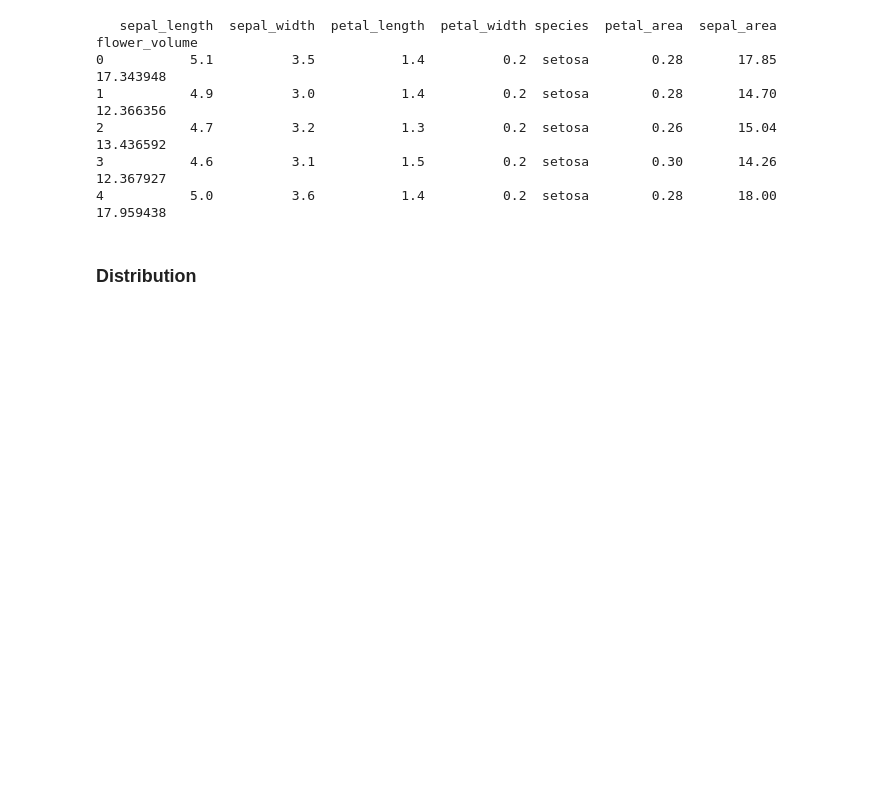
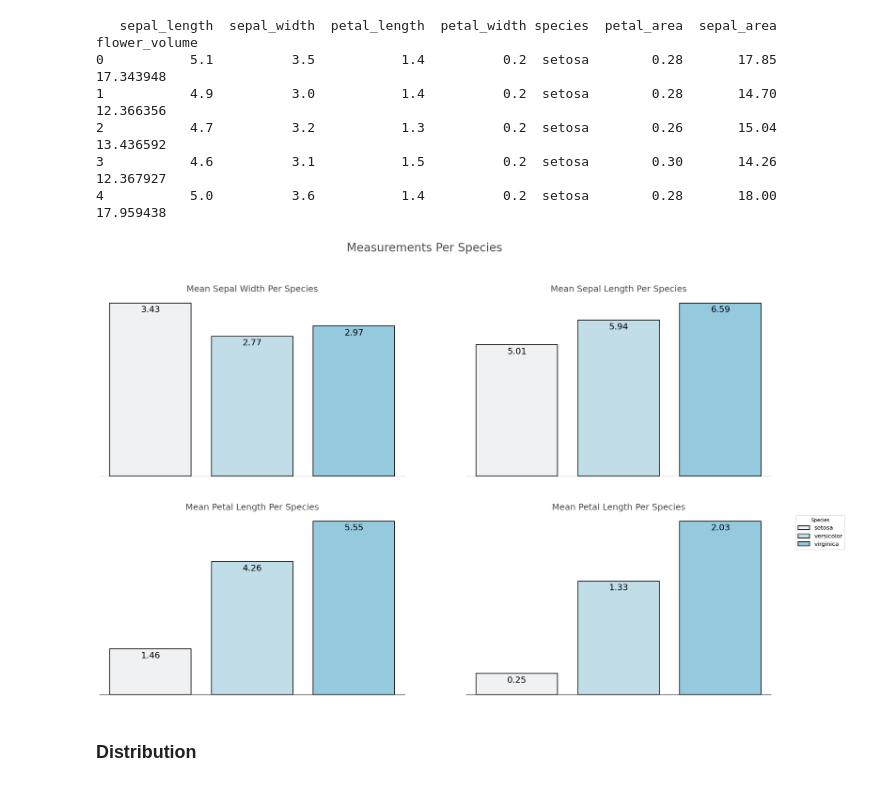
Before and after one commit to FDEgan/Iris_Project, a Jupyter notebook: Analysis.ipynb, the cells around one changed output. Cells and saved outputs as stored; diff of their text form; code cells hidden in the pictures; blank space fills up the shorter version.

```diff
--- a/Analysis.ipynb
+++ b/Analysis.ipynb
@@ -373,3 +353,100 @@ plt.show()
+# %%
+plt.figure(figsize=(25, 15)) # Setting the size of the figure
+
+# Plot for sepal width
+plt.subplot(2, 2, 1) # Setting on what sub plot the graph should be positioned
+ax_1 = sns.barplot(data=df, # Using the data from the dataframe created
+                  x="species", # Setting species to be on the x-axis
+                  y="sepal_width",  # Setting sepal width to be on the y-axis
+                  hue="species", # Setting species to be the colour of the bars
+                  color='skyblue', # Setting the color to be Sky Blue
+                  edgecolor='black', # Adding a feint black line around the bars for display purposes
+                  errorbar=None, # Removing the error bar from the graph
+                  dodge=False, # Turning off dodge on the plot so the display looks neater
+                  linewidth=1.5) # Setting the line width of the black line around the bars.
+plt.yticks([]) # Setting the tick marks to be blank by assigning an empty list.
+plt.xticks([]) # Setting the tick marks to be blank by assigning an empty list.
+plt.xlabel('') # Setting the x-axis label to be blank
+plt.ylabel('') # Setting the y-axis label to be blank
+plt.title('Mean Sepal Width Per Species', # Setting the name of the plot
+           size=18, # Setting the font size of the plot
+           color='#4f4e4e') # Setting the color of the title
+ax_1.legend_.remove() # Removing the individual legend from the plot
+
+# Plot for sepal length
+plt.subplot(2, 2, 2) # Setting on what sub plot the graph should be positioned
+ax_2 = sns.barplot(data=df, # Using the data from the dataframe created
+                  x="species", # Setting species to be on the x-axis
+                  y="sepal_length",  # Setting sepal length to be on the y-axis
+                  hue="species", # Setting species to be the colour of the bars
+                  color='skyblue', # Setting the color to be Sky Blue
+                  edgecolor='black', # Adding a feint black line around the bars for display purposes
+                  errorbar=None, # Removing the error bar from the graph
+                  dodge=False, # Turning off dodge on the plot so the display looks neater
+                  linewidth=1.5) # Setting the line width of the black line around the bars.
+plt.yticks([]) # Setting the tick marks to be blank by assigning an empty list.
+plt.xticks([]) # Setting the tick marks to be blank by assigning an empty list.
+plt.xlabel('') # Setting the x-axis label to be blank
+plt.ylabel('') # Setting the y-axis label to be blank
+plt.title('Mean Sepal Length Per Species', # Setting the name of the plot
+           size=18, # Setting the font size of the plot
+           color='#4f4e4e') # Setting the color of the title
+ax_2.legend_.remove() # Removing the individual legend from the plot
+
+# Plot for petal length
+plt.subplot(2, 2, 3) # Setting on what sub plot the graph should be positioned
+ax_3 = sns.barplot(data=df, # Using the data from the dataframe created
+                  x="species", # Setting species to be on the x-axis
+                  y="petal_length",  # Setting petal length to be on the y-axis
+                  hue="species", # Setting species to be the colour of the bars
+                  color='skyblue', # Setting the color to be Sky Blue
+                  edgecolor='black', # Adding a feint black line around the bars for display purposes
+                  errorbar=None, # Removing the error bar from the graph
+                  dodge=False, # Turning off dodge on the plot so the display looks neater
+                  linewidth=1.5) # Setting the line width of the black line around the bars.
+plt.yticks([]) # Setting the tick marks to be blank by assigning an empty list.
+plt.xticks([]) # Setting the tick marks to be blank by assigning an empty list.
+plt.xlabel('') # Setting the x-axis label to be blank
+plt.ylabel('') # Setting the y-axis label to be blank
+plt.title('Mean Petal Length Per Species', # Setting the name of the plot
+           size=18, # Setting the font size of the plot
+           color='#4f4e4e') # Setting the color of the title
+ax_3.legend_.remove() # Removing the individual legend from the plot
+
+# Plot for petal width
+plt.subplot(2, 2, 4) # Setting on what sub plot the graph should be positioned
+ax_4 = sns.barplot(data=df, # Using the data from the dataframe created
+                  x="species", # Setting species to be on the x-axis
+                  y="petal_width",  # Setting petal width to be on the y-axis
+                  hue="species", # Setting species to be the colour of the bars
+                  color='skyblue', # Setting the color to be Sky Blue
+                  edgecolor='black', # Adding a feint black line around the bars for display purposes
+                  errorbar=None, # Removing the error bar from the graph
+                  dodge=False, # Turning off dodge on the plot so the display looks neater
+                  linewidth=1.5) # Setting the line width of the black line around the bars.
+plt.yticks([]) # Setting the tick marks to be blank by assigning an empty list.
+plt.xticks([]) # Setting the tick marks to be blank by assigning an empty list.
+plt.xlabel('') # Setting the x-axis label to be blank
+plt.ylabel('') # Setting the y-axis label to be blank
+plt.title('Mean Petal Length Per Species', # Setting the name of the plot
+           size=18, # Setting the font size of the plot
+           color='#4f4e4e') # Setting the color of the title
+ax_4.legend(title="Species", loc='upper right', bbox_to_anchor=(1.25, 1), fontsize='large') # Add a single legend with larger font size
+sns.despine(left=True) # Using the despine function to remove the axis lines on the left hand side
+
+# Add a title to the figure
+plt.suptitle('Measurements Per Species', size=24, color='#4f4e4e') # Setting the overall title of the graph
+
+bar_label(ax_1) # Applying the function to the plot
+bar_label(ax_2) # Applying the function to the plot
+bar_label(ax_3) # Applying the function to the plot
+bar_label(ax_4) # Applying the function to the plot
+
+# Show plot
+plt.savefig(os.path.join(exp_path, 'Bar Chart.png')) # Saving the plot to the desired folder
+plt.show() # Showing the plot
+# %% [output]
+[figure, added]
 # %% [markdown]
 ### Distribution
 # %%
```
Also changed, not shown: parts of 32 cells of this notebook.
